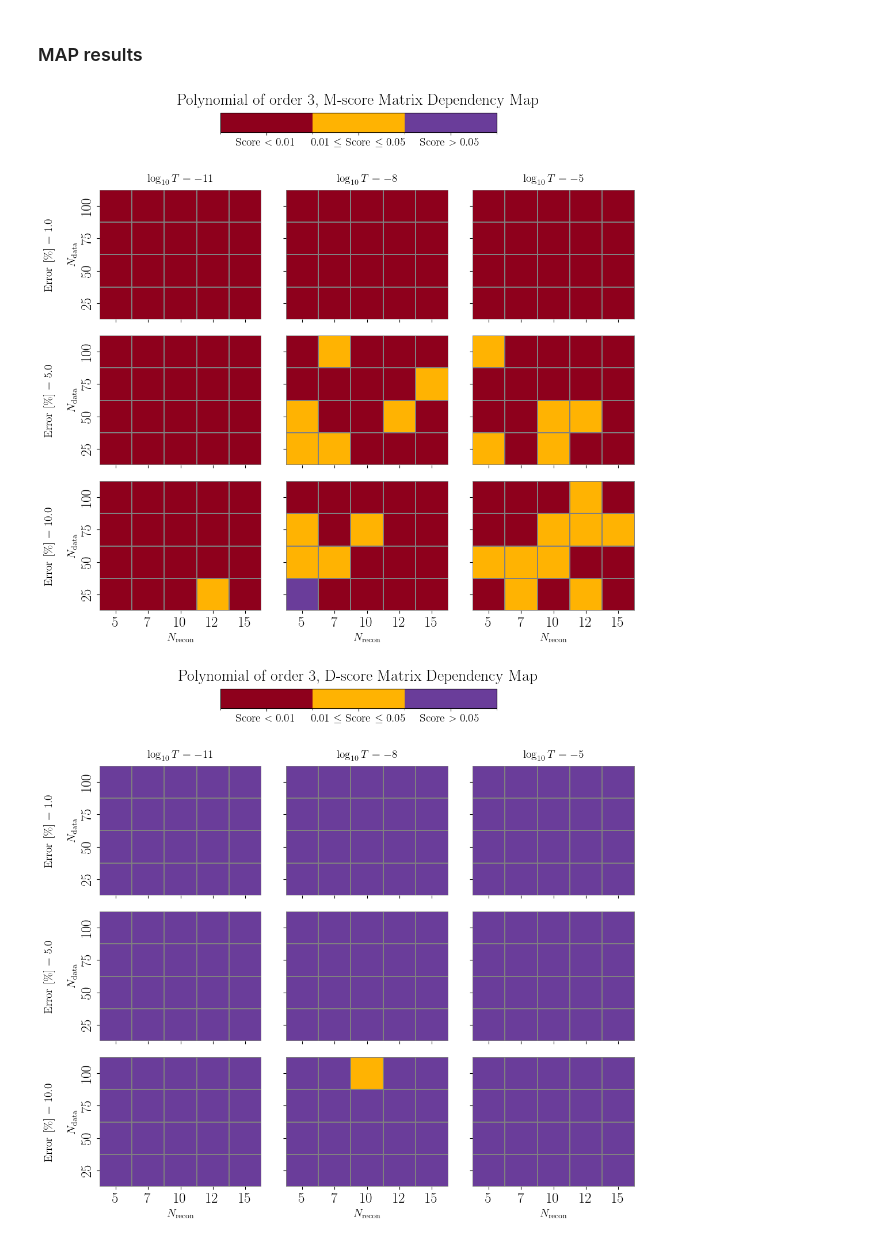
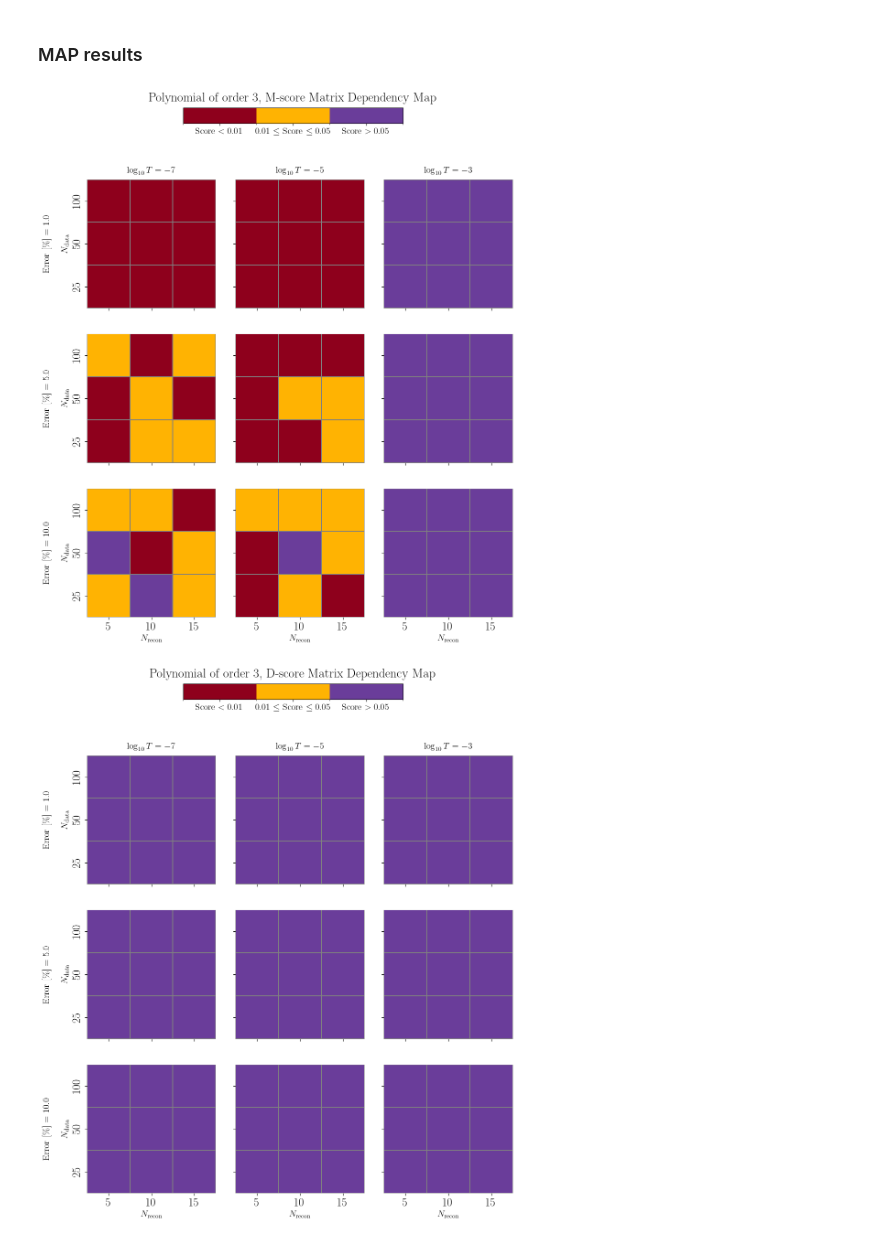
Before and after one commit to matmartinelli/CoRe, a Jupyter notebook: DEMO-Scorer.ipynb, the cells around one changed output. Cells and saved outputs as stored; diff of their text form; code cells hidden in the pictures.

Commit message:
updated DEMO scorer with nicer plots

```diff
--- a/DEMO-Scorer.ipynb
+++ b/DEMO-Scorer.ipynb
@@ -355,13 +429,13 @@ data_range  = [0.,2.]
 recon_range = [0.1,1.8]
 
 
-free_settings = {'Nrecon': [5,7,10,12,15],
-                 'order': [3,4,5],
-                 'Ndata': [25,50,75,100],
+free_settings = {'Nrecon': [5,10,15],
+                 'order': [3],#,4,5],
+                 'Ndata': [25,50,100],
                  'error': [1,5,10.],
-                 'logtruncation': [-5,-8,-11],
+                 'logtruncation': [-7,-5,-3],
                  'kernel': ['RBF'],
-                 'method': ['MAP']}
+                 'method': ['MAP']}#,'BAYESIAN']}
 
 
 prior_sampling = 1
@@ -510,35 +586,35 @@ for order in results['order'].unique():
                 # --- 4. Handle Subplot Labels ---
                 # Add labels designating the outer grid positions (only on edges to prevent clutter)
                 if col_idx == 0:
                     ax.set_ylabel(r"Error [\%] = " + f"{c_val}" + "\n\n" + r"$N_{\rm data}$", fontsize=14)
                 else:
                     ax.set_ylabel("")  # Hidden by sharey, but clears out automatic labels
 
                 if row_idx == 0:
                     ax.set_title(f"$\log_{{10}}{{T}} = {d_val}$", fontsize=14, pad=10)
 
                 if row_idx == nrows - 1:
                     ax.set_xlabel(r'$N_{\rm recon}$', fontsize=14)
                 else:
                     ax.set_xlabel("")
 
-        fig.suptitle(f"Polynomial of order {order}, {score_col} Matrix Dependency Map",fontsize=20,fontweight="bold",y=0.85)
-        plt.subplots_adjust(top=0.83, bottom=0.08, hspace=-0.5, wspace=0.15)
+        fig.suptitle(f"Polynomial of order {order}, {score_col} Matrix Dependency Map",fontsize=20,fontweight="bold",y=0.95)
+        plt.subplots_adjust(top=0.83, bottom=0.08, hspace=0., wspace=0.15)
 
         # Create a custom horizontal axis directly below the suptitle
         # Coordinates format: [left_x, bottom_y, width, height] as fractions of the figure
-        cbar_ax = fig.add_axes([0.3, 0.8, 0.4, 0.025])
+        cbar_ax = fig.add_axes([0.3, 0.9, 0.4, 0.025])
 
         # Create a structural mappable link
         mappable = plt.cm.ScalarMappable(norm=norm, cmap=cmap)
 
         # Build the unified colorbar
         cbar = fig.colorbar(mappable,cax=cbar_ax,orientation="horizontal",spacing="uniform",ticks=[0.005, 0.03, 0.525],)
 
         # Center labels cleanly beneath each discrete colored block
         cbar.ax.set_xticklabels([r"Score $< 0.01$", r"$0.01 \leq$ Score $\leq 0.05$", r"Score $> 0.05$"],
                                 fontsize=14,fontweight="bold")
         cbar.ax.xaxis.set_ticks_position("bottom")
 # %% [output]
-[figure, old version]
+[figure, new version]
-[figure, old version]
+[figure, new version]
```
Also changed, not shown: parts of 19 cells of this notebook.
